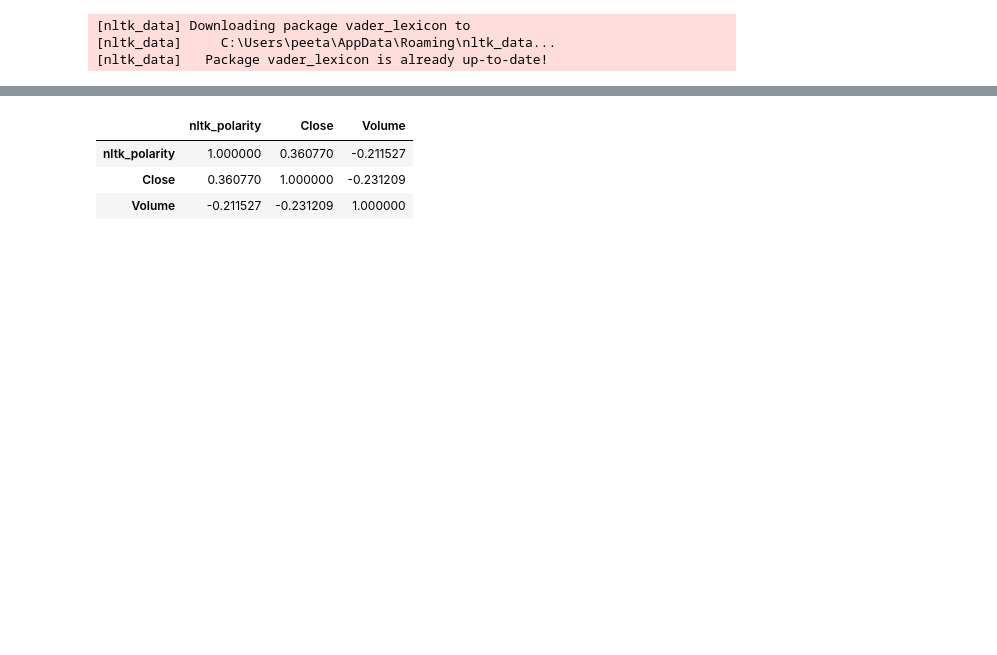
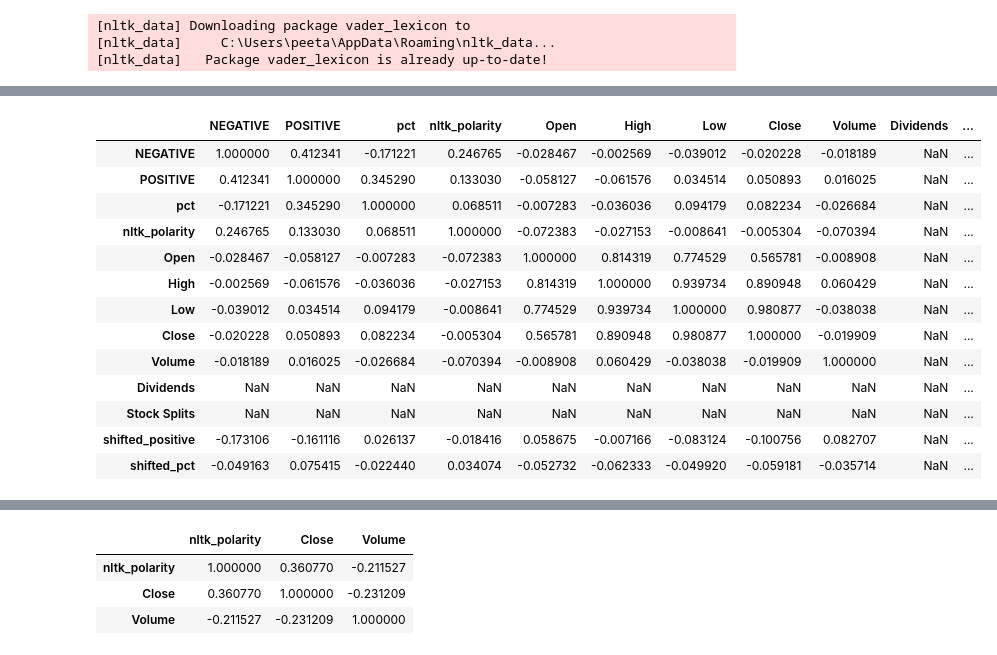
Before and after one commit to LaachH/dream_team, a Jupyter notebook: main.ipynb, the cells around one changed output, grey strips where cells are left out. Drawn from its saved outputs; the diff is of its cells as text; code cells hidden in the pictures; blank space fills up the shorter version.

```diff
--- a/main.ipynb
+++ b/main.ipynb
@@ -323,0 +273,19 @@ btc_chg2_normil=normil(btc_chg2)
+# %%
+ETH_rolling=ETH_joined.rolling(12).mean()
+BTC_rolling=BTC_joined.rolling(12).mean()
+DOGE_rolling=DOGE_joined.rolling(12).mean()
+ADA_rolling=ADA_joined.rolling(12).mean()
+# %%
+BTC_rolling_normil=normil(BTC_rolling)
+ETH_rolling_normil=normil(ETH_rolling)
+DOGE_rolling_normil=normil(DOGE_rolling)
+ADA_rolling_normil=normil(ADA_rolling)
+# %%
+BTC_rolling_normil['shifted_positive'] = BTC_rolling_normil['POSITIVE'].shift(periods=-6)
+BTC_rolling_normil['shifted_pct'] = BTC_rolling_normil['pct'].shift(periods=-6)
+ETH_rolling_normil['shifted_positive'] = ETH_rolling_normil['POSITIVE'].shift(periods=-6)
+ETH_rolling_normil['shifted_pct'] = ETH_rolling_normil['pct'].shift(periods=-6)
+DOGE_rolling_normil['shifted_positive'] = DOGE_rolling_normil['POSITIVE'].shift(periods=-6)
+DOGE_rolling_normil['shifted_pct'] = DOGE_rolling_normil['pct'].shift(periods=-6)
+ADA_rolling_normil['shifted_positive'] = ADA_rolling_normil['POSITIVE'].shift(periods=-6)
+ADA_rolling_normil['shifted_pct'] = ADA_rolling_normil['pct'].shift(periods=-6)
@@ -323,0 +404,19 @@ btc_chg2_normil=normil(btc_chg2)
+# %%
+BTC_rolling_normil_chg=BTC_rolling_normil.pct_change()
+# %%
+BTC_rolling_normil_chg.corr()
+# %% [output]
+|  | NEGATIVE | POSITIVE | pct | nltk_polarity | Open | High | Low | Close | Volume | Dividends | ... |
+| NEGATIVE | 1.000000 | 0.412341 | -0.171221 | 0.246765 | -0.028467 | -0.002569 | -0.039012 | -0.020228 | -0.018189 | NaN | ... |
+| POSITIVE | 0.412341 | 1.000000 | 0.345290 | 0.133030 | -0.058127 | -0.061576 | 0.034514 | 0.050893 | 0.016025 | NaN | ... |
+| pct | -0.171221 | 0.345290 | 1.000000 | 0.068511 | -0.007283 | -0.036036 | 0.094179 | 0.082234 | -0.026684 | NaN | ... |
+| nltk_polarity | 0.246765 | 0.133030 | 0.068511 | 1.000000 | -0.072383 | -0.027153 | -0.008641 | -0.005304 | -0.070394 | NaN | ... |
+| Open | -0.028467 | -0.058127 | -0.007283 | -0.072383 | 1.000000 | 0.814319 | 0.774529 | 0.565781 | -0.008908 | NaN | ... |
+| High | -0.002569 | -0.061576 | -0.036036 | -0.027153 | 0.814319 | 1.000000 | 0.939734 | 0.890948 | 0.060429 | NaN | ... |
+| Low | -0.039012 | 0.034514 | 0.094179 | -0.008641 | 0.774529 | 0.939734 | 1.000000 | 0.980877 | -0.038038 | NaN | ... |
+| Close | -0.020228 | 0.050893 | 0.082234 | -0.005304 | 0.565781 | 0.890948 | 0.980877 | 1.000000 | -0.019909 | NaN | ... |
+| Volume | -0.018189 | 0.016025 | -0.026684 | -0.070394 | -0.008908 | 0.060429 | -0.038038 | -0.019909 | 1.000000 | NaN | ... |
+| Dividends | NaN | NaN | NaN | NaN | NaN | NaN | NaN | NaN | NaN | NaN | ... |
+| Stock Splits | NaN | NaN | NaN | NaN | NaN | NaN | NaN | NaN | NaN | NaN | ... |
+| shifted_positive | -0.173106 | -0.161116 | 0.026137 | -0.018416 | 0.058675 | -0.007166 | -0.083124 | -0.100756 | 0.082707 | NaN | ... |
+| shifted_pct | -0.049163 | 0.075415 | -0.022440 | 0.034074 | -0.052732 | -0.062333 | -0.049920 | -0.059181 | -0.035714 | NaN | ... |
```
Also changed, not shown: parts of 172 cells of this notebook, 26 other files.
